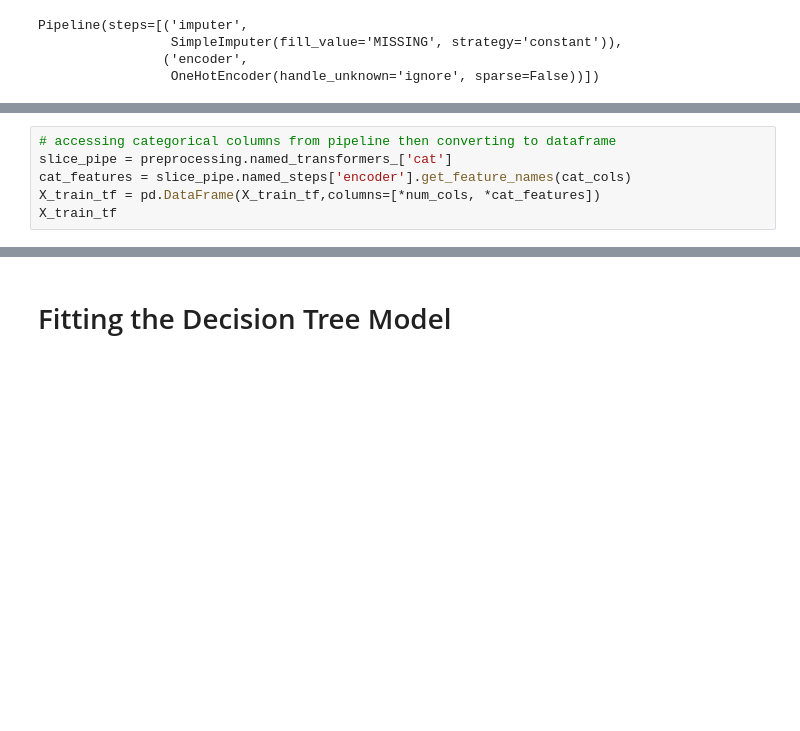
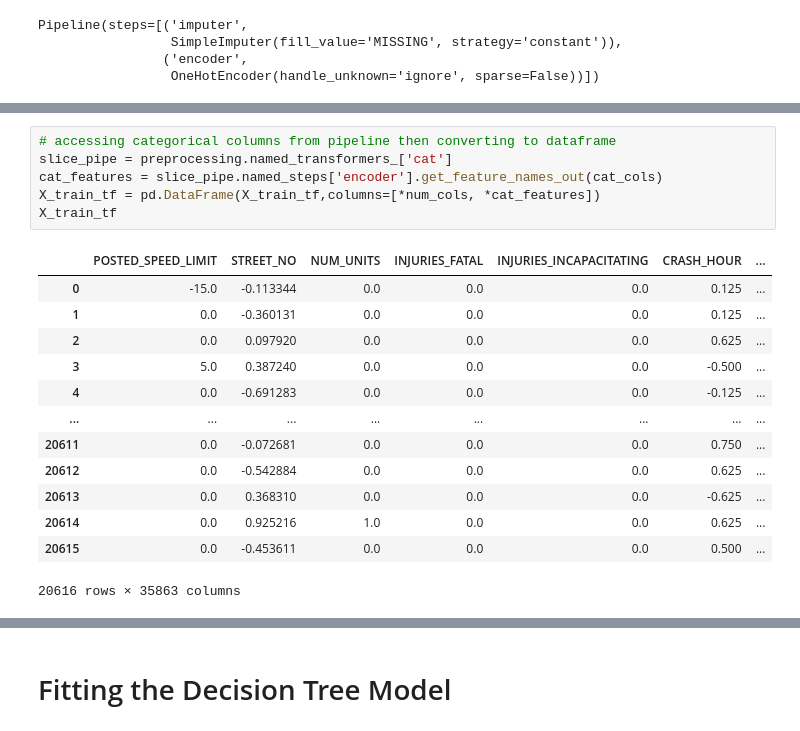
Before and after one commit to SyedFarman/Chicago_Traffic_Crashes, a Jupyter notebook: Main.ipynb, the cells around one changed output, grey strips where cells are left out. Cells and saved outputs as stored; diff of their text form; blank space fills up the shorter version.

```diff
--- a/Main.ipynb
+++ b/Main.ipynb
@@ -602,7 +599,21 @@ MemoryError: Unable to allocate 396. GiB for an array with shape (177534, 299424
 # %%
 # accessing categorical columns from pipeline then converting to dataframe
 slice_pipe = preprocessing.named_transformers_['cat']
-cat_features = slice_pipe.named_steps['encoder'].get_feature_names(cat_cols)
+cat_features = slice_pipe.named_steps['encoder'].get_feature_names_out(cat_cols)
 X_train_tf = pd.DataFrame(X_train_tf,columns=[*num_cols, *cat_features])
 X_train_tf
+# %% [output]
+|  | POSTED_SPEED_LIMIT | STREET_NO | NUM_UNITS | INJURIES_FATAL | INJURIES_INCAPACITATING | CRASH_HOUR | ... |
+| 0 | -15.0 | -0.113344 | 0.0 | 0.0 | 0.0 | 0.125 | ... |
+| 1 | 0.0 | -0.360131 | 0.0 | 0.0 | 0.0 | 0.125 | ... |
+| 2 | 0.0 | 0.097920 | 0.0 | 0.0 | 0.0 | 0.625 | ... |
+| 3 | 5.0 | 0.387240 | 0.0 | 0.0 | 0.0 | -0.500 | ... |
+| 4 | 0.0 | -0.691283 | 0.0 | 0.0 | 0.0 | -0.125 | ... |
+| ... | ... | ... | ... | ... | ... | ... | ... |
+| 20611 | 0.0 | -0.072681 | 0.0 | 0.0 | 0.0 | 0.750 | ... |
+| 20612 | 0.0 | -0.542884 | 0.0 | 0.0 | 0.0 | 0.625 | ... |
+| 20613 | 0.0 | 0.368310 | 0.0 | 0.0 | 0.0 | -0.625 | ... |
+| 20614 | 0.0 | 0.925216 | 1.0 | 0.0 | 0.0 | 0.625 | ... |
+| 20615 | 0.0 | -0.453611 | 0.0 | 0.0 | 0.0 | 0.500 | ... |
+20616 rows × 35863 columns
 # %%
```
Also changed, not shown: parts of 16 cells of this notebook, 1 other file.
